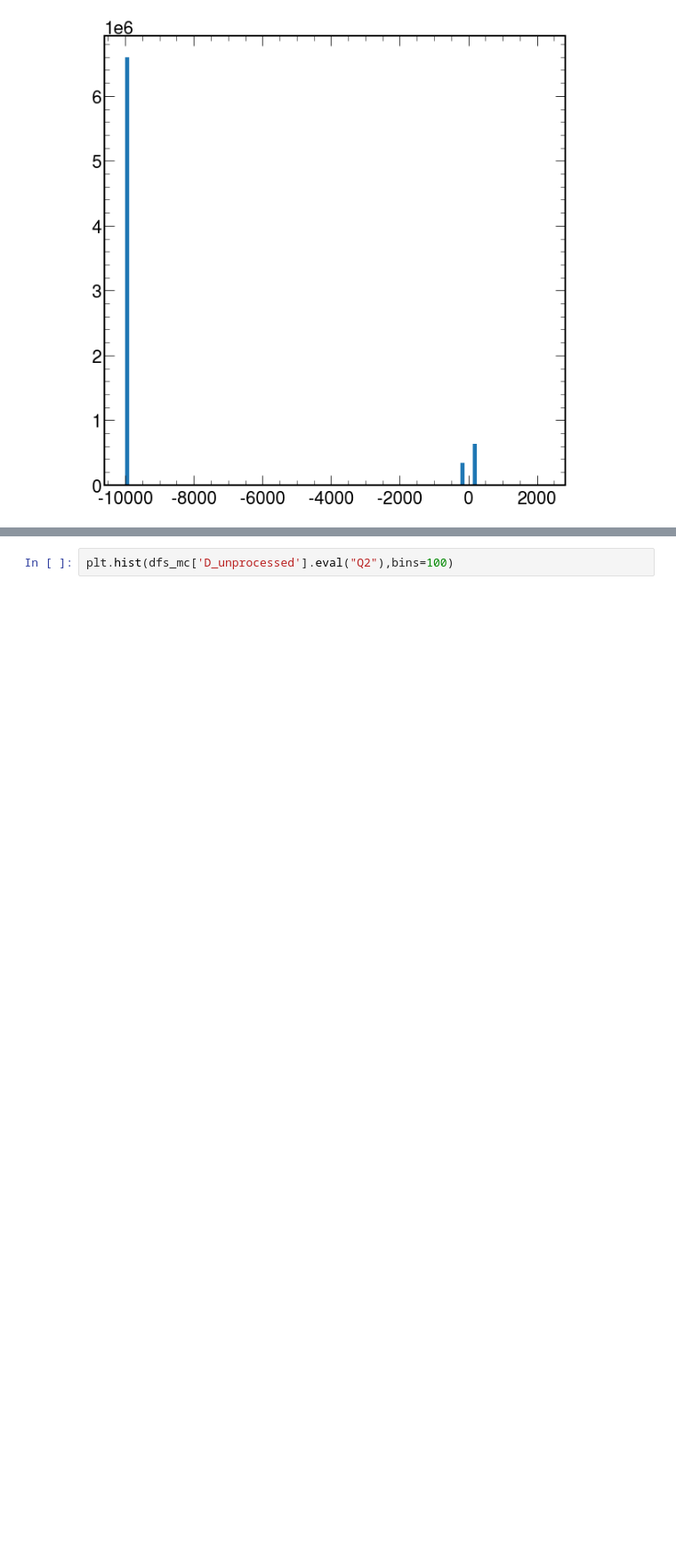
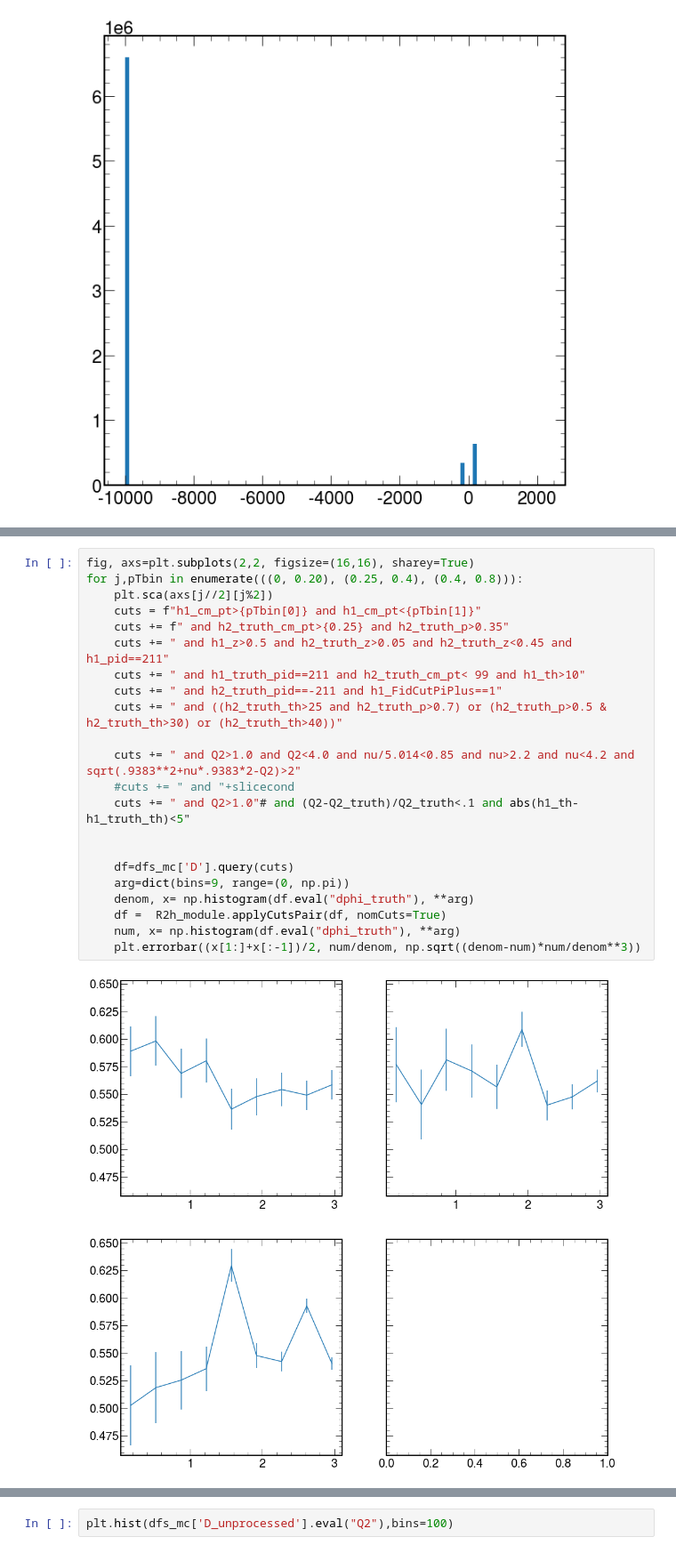
Before and after one commit to smoranvas/di-hadron, a Jupyter notebook: MixEventVsMCTests.ipynb, the cells around one changed output, grey strips where cells are left out. Shown at 89% size. Drawn from its saved outputs; the diff is of its cells as text; blank space fills up the shorter version.

```diff
--- a/MixEventVsMCTests.ipynb
+++ b/MixEventVsMCTests.ipynb
@@ -352,0 +534,24 @@ rms= 0.035877867560928894 chi2= 88.55078921051583
+# %%
+fig, axs=plt.subplots(2,2, figsize=(16,16), sharey=True)
+for j,pTbin in enumerate(((0, 0.20), (0.25, 0.4), (0.4, 0.8))):
+    plt.sca(axs[j//2][j%2])
+    cuts = f"h1_cm_pt>{pTbin[0]} and h1_cm_pt<{pTbin[1]}"
+    cuts += f" and h2_truth_cm_pt>{0.25} and h2_truth_p>0.35"
+    cuts += " and h1_z>0.5 and h2_truth_z>0.05 and h2_truth_z<0.45 and h1_pid==211"
+    cuts += " and h1_truth_pid==211 and h2_truth_cm_pt< 99 and h1_th>10"
+    cuts += " and h2_truth_pid==-211 and h1_FidCutPiPlus==1"
+    cuts += " and ((h2_truth_th>25 and h2_truth_p>0.7) or (h2_truth_p>0.5 & h2_truth_th>30) or (h2_truth_th>40))"
+
+    cuts += " and Q2>1.0 and Q2<4.0 and nu/5.014<0.85 and nu>2.2 and nu<4.2 and sqrt(.9383**2+nu*.9383*2-Q2)>2"
+    #cuts += " and "+slicecond
+    cuts += " and Q2>1.0"# and (Q2-Q2_truth)/Q2_truth<.1 and abs(h1_th-h1_truth_th)<5"
+
+
+    df=dfs_mc['D'].query(cuts)
+    arg=dict(bins=9, range=(0, np.pi))
+    denom, x= np.histogram(df.eval("dphi_truth"), **arg)
+    df =  R2h_module.applyCutsPair(df, nomCuts=True)
+    num, x= np.histogram(df.eval("dphi_truth"), **arg)
+    plt.errorbar((x[1:]+x[:-1])/2, num/denom, np.sqrt((denom-num)*num/denom**3))
+# %% [output]
+[figure, added]
```
Also changed, not shown: parts of 16 cells of this notebook, 10 other files.
